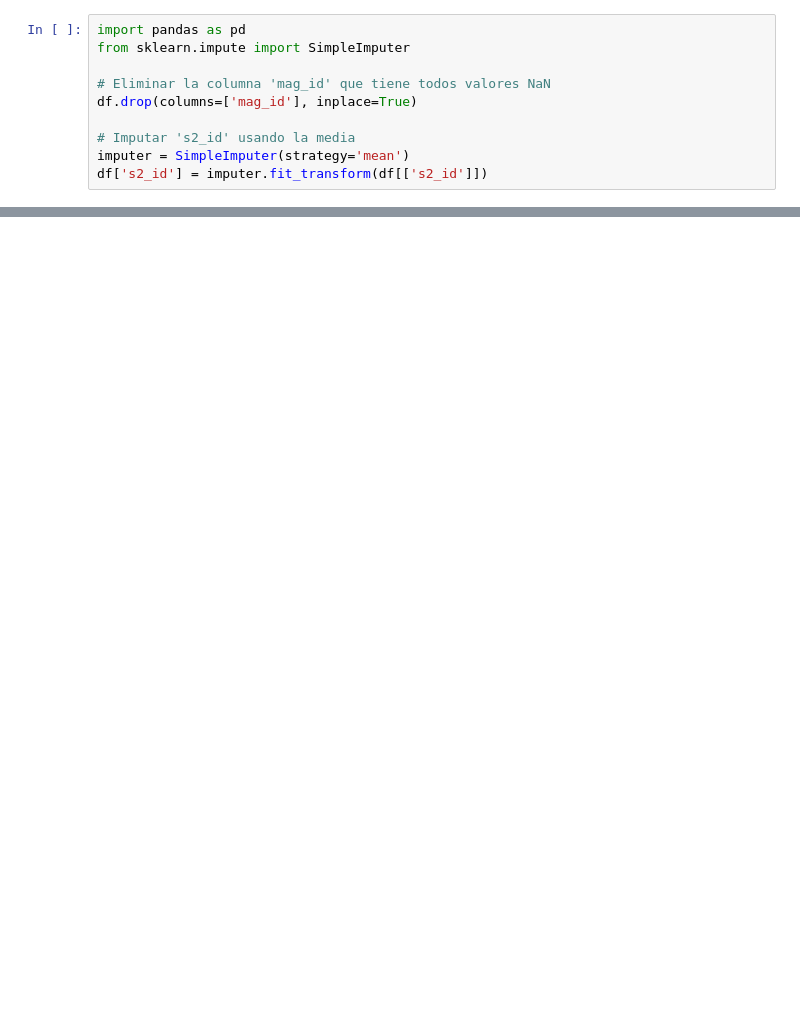
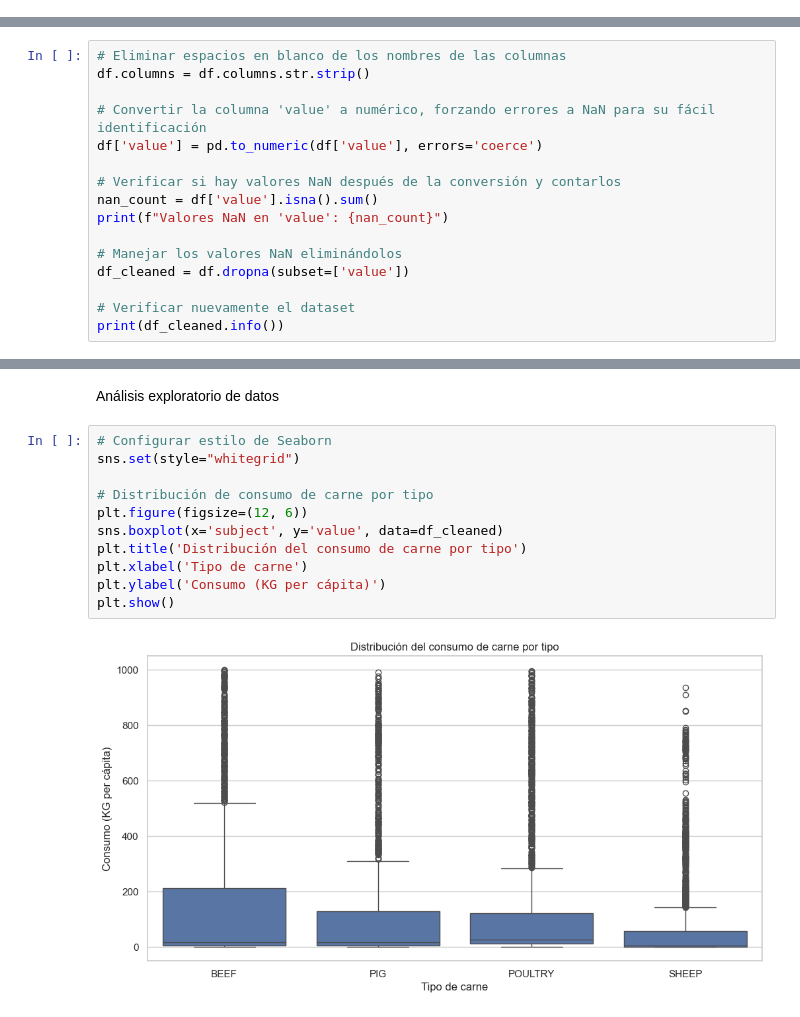
Before and after one commit to danielbolanosuax/GolesUEFA2022, a Jupyter notebook: otrodt.ipynb, the cells around one changed output, grey strips where cells are left out. Drawn from its saved outputs; the diff is of its cells as text; blank space fills up the shorter version.

```diff
--- a/otrodt.ipynb
+++ b/otrodt.ipynb
@@ -290,10 +22,0 @@ dtype: int64
-# %%
-import pandas as pd
-from sklearn.impute import SimpleImputer
-
-# Eliminar la columna 'mag_id' que tiene todos valores NaN
-df.drop(columns=['mag_id'], inplace=True)
-
-# Imputar 's2_id' usando la media
-imputer = SimpleImputer(strategy='mean')
-df['s2_id'] = imputer.fit_transform(df[['s2_id']])
@@ -357,0 +48,16 @@ Mediana de s2_id: 231679003.5
+# %%
+# Eliminar espacios en blanco de los nombres de las columnas
+df.columns = df.columns.str.strip()
+
+# Convertir la columna 'value' a numérico, forzando errores a NaN para su fácil identificación
+df['value'] = pd.to_numeric(df['value'], errors='coerce')
+
+# Verificar si hay valores NaN después de la conversión y contarlos
+nan_count = df['value'].isna().sum()
+print(f"Valores NaN en 'value': {nan_count}")
+
+# Manejar los valores NaN eliminándolos
+df_cleaned = df.dropna(subset=['value'])
+
+# Verificar nuevamente el dataset
+print(df_cleaned.info())
@@ -357,0 +81,15 @@ Mediana de s2_id: 231679003.5
+# %% [markdown]
+Análisis exploratorio de datos
+# %%
+# Configurar estilo de Seaborn
+sns.set(style="whitegrid")
+
+# Distribución de consumo de carne por tipo
+plt.figure(figsize=(12, 6))
+sns.boxplot(x='subject', y='value', data=df_cleaned)
+plt.title('Distribución del consumo de carne por tipo')
+plt.xlabel('Tipo de carne')
+plt.ylabel('Consumo (KG per cápita)')
+plt.show()
+# %% [output]
+[figure, added]
```
Also changed, not shown: parts of 52 cells of this notebook.
